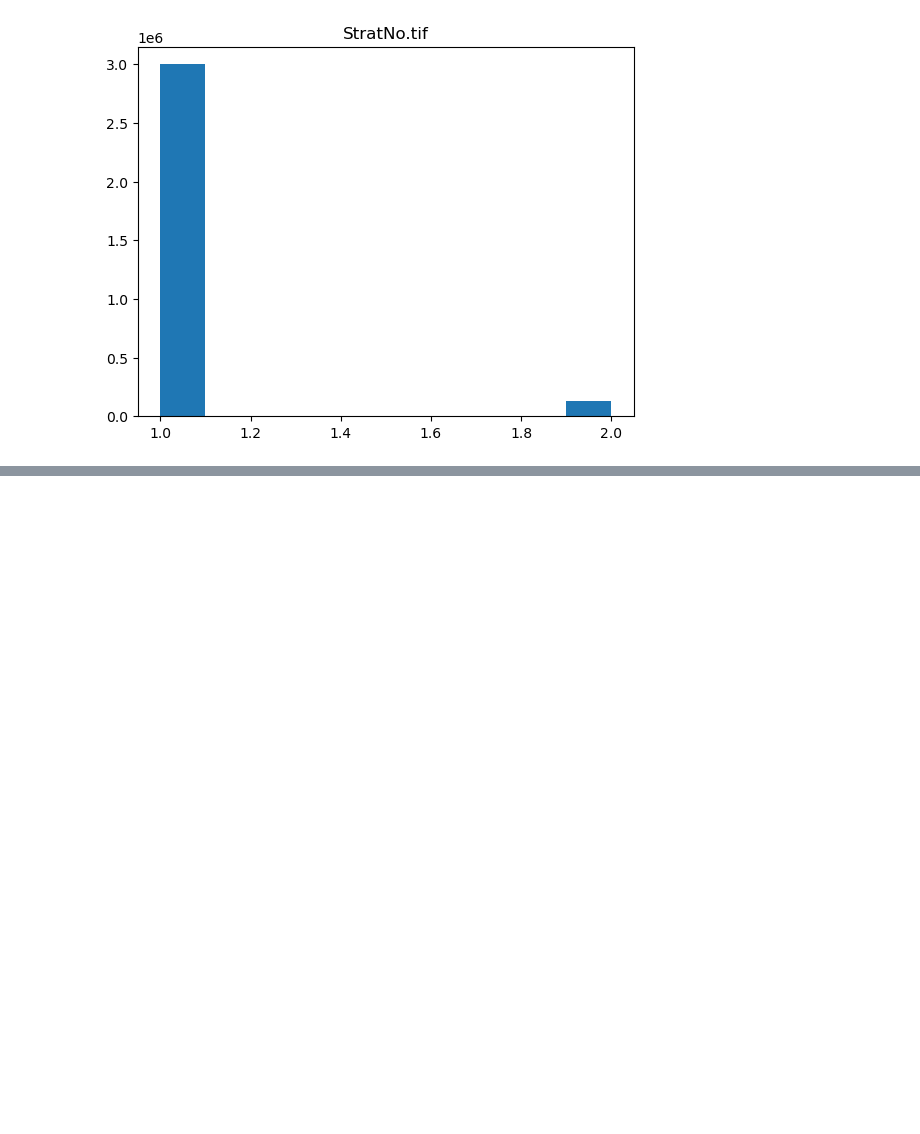
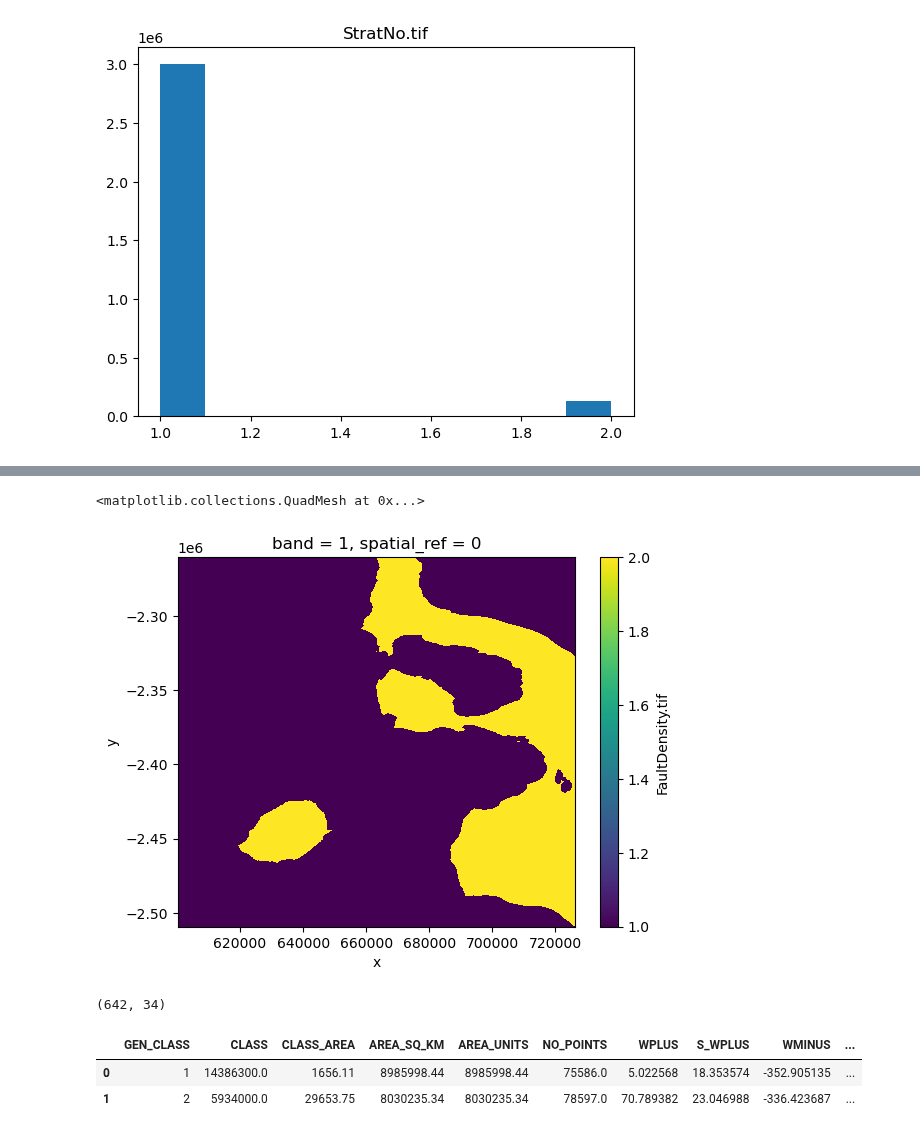
Before and after one commit to RichardScottOZ/Simple-Weights-of-Evidence, a Jupyter notebook: WoE-Test.ipynb, the cells around one changed output, grey strips where cells are left out. Drawn from its saved outputs; the diff is of its cells as text; code cells hidden in the pictures; blank space fills up the shorter version.

Commit message:
xarray dataset for numeric data so far

```diff
--- a/WoE-Test.ipynb
+++ b/WoE-Test.ipynb
@@ -380,7 +380,7 @@ for index, d in enumerate(data.keys()):
 
             makeWts[d].loc[(makeWts[d]['CLASS'] <= makeWts[d]['CLASS'].max()) & (makeWts[d]['CONTRAST'] <= makeWts[d]['CONTRAST'].max()) \
                           & (makeWts[d]['STUDC'] <= makeWts[d]['STUDC'].max()) & (makeWts[d].index > maxCont)\
-                          , ['GEN_CLASS','WEIGHT','W_STD']]  = [2, makeWts[d].iloc[maxCont]['WMINUS'], makeWts[d].iloc[maxCont]['S_WMINUS']]
+                          , ['GEN_CLASS','WEIGHT','W_STD']]  = [1, makeWts[d].iloc[maxCont]['WMINUS'], makeWts[d].iloc[maxCont]['S_WMINUS']]
 
 
     if dc == 'c':
@@ -525,6 +525,8 @@ for r in response:
 [figure]
 [figure]
 # %%
+ds = xr.Dataset()
+
 for index, d in enumerate(data.keys()):
 
     dc = dataclass[index]
@@ -532,8 +534,13 @@ for index, d in enumerate(data.keys()):
     print(makeWts[d].columns)
 
     if dc != 'c':
-        class2 = makeWts[d].loc[makeWts[d]['GEN_CLASS'] == 2]['CLASS'].values
-        print(class2, class2.size)
+        class2 = makeWts[d].loc[makeWts[d]['GEN_CLASS'] == 2]['CLASS'].values.tolist()
+        print(len(class2))
+
+        da = data[d].where(data[d].isin(class2), other = 1)
+        da = da.where(~da.isin(class2), other = 2)
+
+        ds[d] = da
 # %% [output]
 Index(['CLASS', 'CLASS_AREA', 'AREA_SQ_KM', 'AREA_UNITS', 'NO_POINTS', 'WPLUS',
        'S_WPLUS', 'WMINUS', 'S_WMINUS', 'CONTRAST', 'S_CONTRAST', 'STUDC',
@@ -570,0 +576,15 @@ makeWts['Dist2Breccia.tif'].loc[makeWts['Dist2Breccia.tif']['GEN_CLASS'] == 2]
+# %%
+ds['FaultDensity.tif'].plot()
+# %% [output]
+<matplotlib.collections.QuadMesh at 0x...>
+[figure, added]
+# %%
+makeWts[d].shape
+# %% [output]
+(642, 34)
+# %%
+makeWts[d].groupby('GEN_CLASS').sum().reset_index()
+# %% [output]
+|  | GEN_CLASS | CLASS | CLASS_AREA | AREA_SQ_KM | AREA_UNITS | NO_POINTS | WPLUS | S_WPLUS | WMINUS | ... |
+| 0 | 1 | 14386300.0 | 1656.11 | 8985998.44 | 8985998.44 | 75586.0 | 5.022568 | 18.353574 | -352.905135 | ... |
+| 1 | 2 | 5934000.0 | 29653.75 | 8030235.34 | 8030235.34 | 78597.0 | 70.789382 | 23.046988 | -336.423687 | ... |
```
Also changed, not shown: parts of 7 cells of this notebook.
